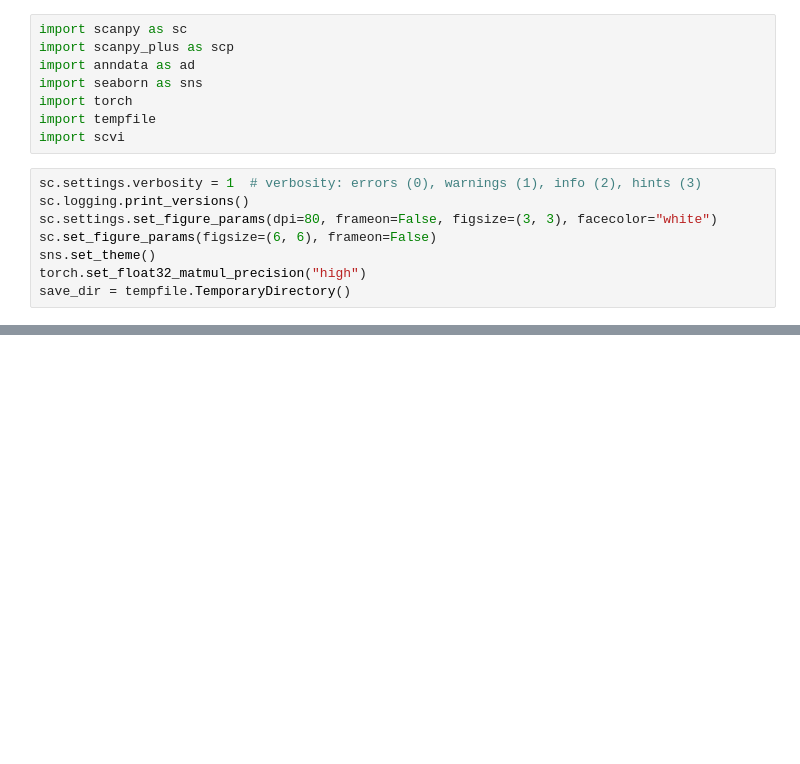
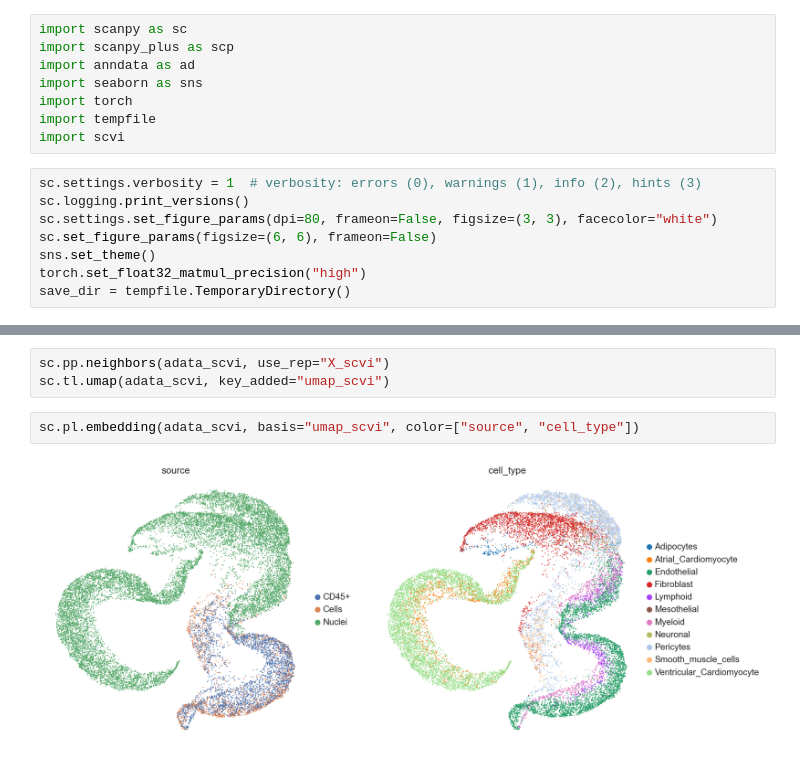
Before and after one commit to vjbaskar/scanpy_plus, a Jupyter notebook: tutorials/v100.ipynb, the cells around one changed output, grey strips where cells are left out. Drawn from its saved outputs; the diff is of its cells as text; blank space fills up the shorter version.

```diff
--- a/tutorials/v100.ipynb
+++ b/tutorials/v100.ipynb
@@ -87,0 +116,7 @@ ModuleNotFoundError: No module named 'loguru'
+# %%
+sc.pp.neighbors(adata_scvi, use_rep="X_scvi")
+sc.tl.umap(adata_scvi, key_added="umap_scvi")
+# %%
+sc.pl.embedding(adata_scvi, basis="umap_scvi", color=["source", "cell_type"])
+# %% [output]
+[figure, added]
```
Also changed, not shown: parts of 20 cells of this notebook.
